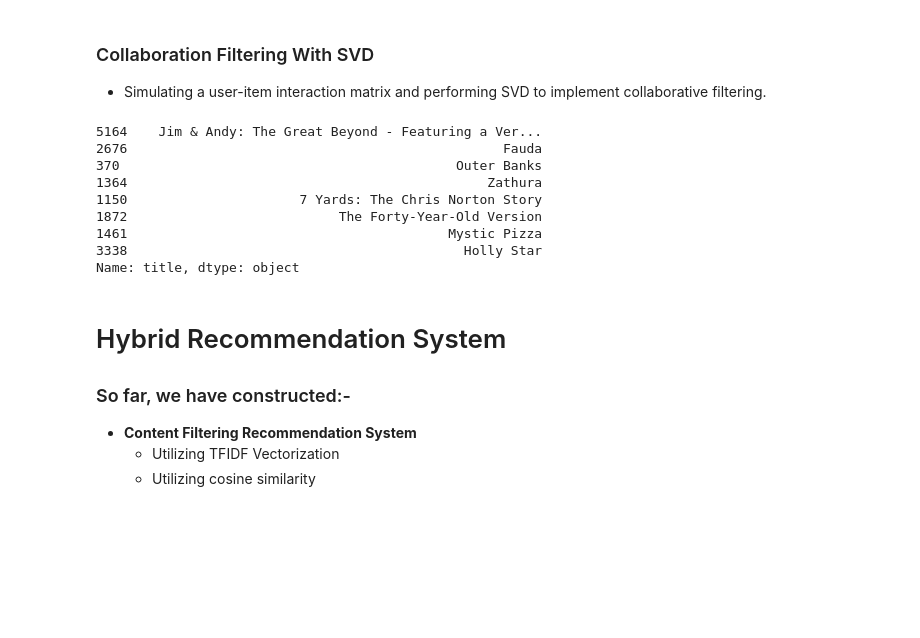
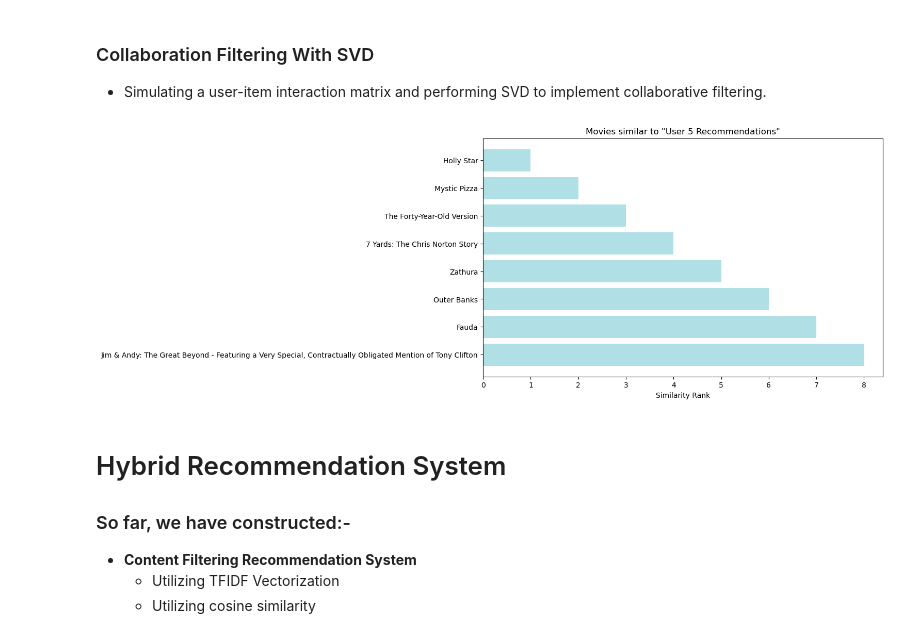
Before and after one commit to Navaras-g/Hybrid-Movie-Recommendation, a Jupyter notebook: Netflix Movies Hybrid Recommendation System.ipynb, the cells around one changed output. Drawn from its saved outputs; the diff is of its cells as text; code cells hidden in the pictures; blank space fills up the shorter version.

```diff
--- a/Netflix Movies Hybrid Recommendation System.ipynb
+++ b/Netflix Movies Hybrid Recommendation System.ipynb
@@ -549,23 +541,16 @@ recommendations
 6542     Crime Time
 Name: title, dtype: object
 # %%
+# Visualize content-based recommendations for a given title
+
 def visualize_recom(title, recommendations):
-
-
-    # Convert recommendations to a list for easier plotting
-
-    recommendations = list(recommendations)
-
-
-    # Plot the recommendations
 
     plt.figure(figsize=(10, 6))
     plt.barh(recommendations[::-1], range(1, len(recommendations) + 1), color='powderblue')
     plt.xlabel('Similarity Rank')
     plt.title(f'Movies similar to "{title}"')
-    plt.gca().invert_yaxis()  # Invert the y-axis to have the highest ranked movie at the top
+    plt.gca().invert_yaxis()
     plt.show()
-
 
 # Visualize recommendations for a sample movie
 
@@ -627,38 +612,37 @@ movie_matrix = svd.components_.T
 # %%
 # Function to recommend movies based on collaborative filtering
 
 def recomm_movies_collab_filter(user_id, user_matrix, movie_matrix, n_recommendations=8):
 
+    try:
 
-    # Predict ratings by multiplying user and movie matrices
+        # Predict ratings by multiplying user and movie matrices
 
-    predicted_ratings = np.dot(user_matrix[user_id], movie_matrix.T)
+        predicted_ratings = np.dot(user_matrix[user_id], movie_matrix.T)
 
 
-    # Sort the movies by predicted rating
+        # Sort the movies by predicted rating
 
-    top_movie_indices = np.argsort(predicted_ratings)[-n_recommendations:][::-1]
+        top_movie_indices = np.argsort(predicted_ratings)[-n_recommendations:][::-1]
 
 
+        return df['title'].iloc[top_movie_indices]
 
-    return df['title'].iloc[top_movie_indices]
+
+    except IndexError:
+
+        print(f"Error: User ID {user_id} is out of bounds.")
+
+        return pd.Series([])
 
 
 # Example usage for user with ID 5
 
 collab_recommendations = recomm_movies_collab_filter(5, user_matrix, movie_matrix)
 
-collab_recommendations
+visualize_recom('User 5 Recommendations', collab_recommendations)
 # %% [output]
-5164    Jim & Andy: The Great Beyond - Featuring a Ver...
-2676                                                Fauda
-370                                           Outer Banks
-1364                                              Zathura
-1150                      7 Yards: The Chris Norton Story
-1872                           The Forty-Year-Old Version
-1461                                         Mystic Pizza
-3338                                           Holly Star
-Name: title, dtype: object
+[figure, added]
 # %% [markdown]
 # Hybrid Recommendation System
 
```
Also changed, not shown: parts of 8 cells of this notebook.
